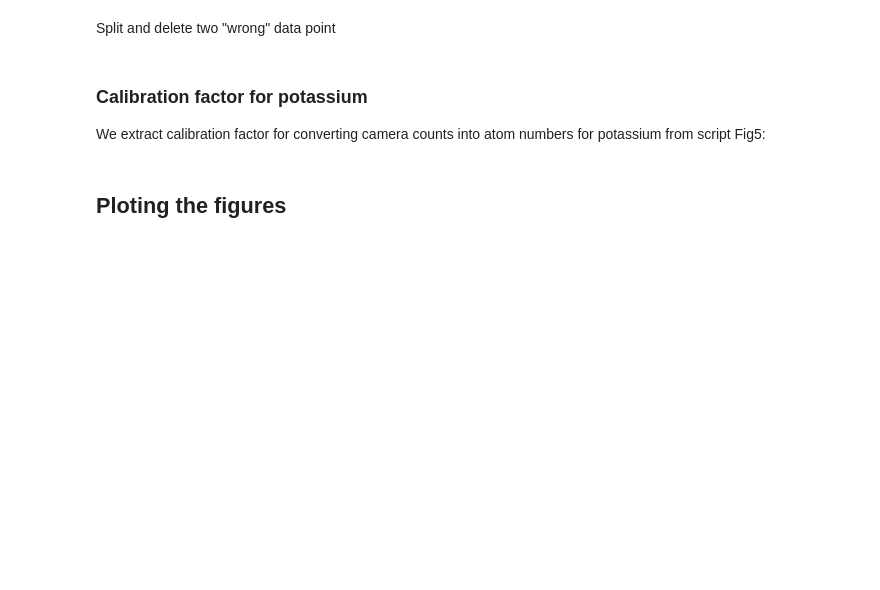
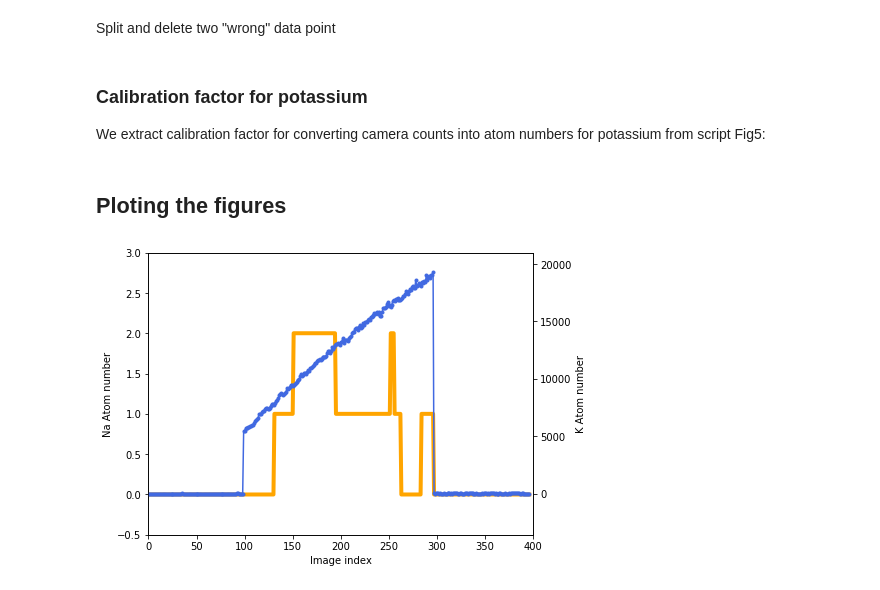
Before and after one commit to synqs/StocDyn_fig_data, a Jupyter notebook: Fig1&4B.ipynb, the cells around one changed output. Saved outputs shown, nothing was run; the diff lists cells and outputs as text; code cells hidden in the pictures; blank space fills up the shorter version.

```diff
--- a/Fig1&4B.ipynb
+++ b/Fig1&4B.ipynb
@@ -163,20 +163,22 @@ y2 = Split_Counts_K[n]
 # %%
 fig = plt.figure(figsize=(7,5))
 ax1 = fig.add_subplot(1, 1, 1)
 ax=ax1.twinx()
 ax1.plot(y_dig, '-', color= 'orange', alpha=1, zorder=10, linewidth=4)
 ax.plot((y2)/C_K_75, '.-', color='royalblue', alpha=1, zorder=1)
 ax.set_xlabel("Image index")
 ax1.set_ylabel("Na Atom number")
 ax.set_ylabel("K Atom number")
 ax1.set_xlabel("Image index")
 ax.set_xlim(0,400)
 ax1.set_ylim(-0.5,3)
 ax.set_ylim(-3.6e3,21e3)
 fig.tight_layout()
 fig.subplots_adjust(top=0.9);
-my_file = 'NaK_Time_Trace_V2.pdf'
+my_file = 'Figure1.pdf'
 fig.savefig(os.path.join(PATH_fig, my_file))
+# %% [output]
+[figure, added]
 # %%
 fig = plt.figure(figsize=(7,5))
 ax1 = fig.add_subplot(1, 1, 1)
```
Also changed, not shown: parts of 3 cells of this notebook, 4 other files.
